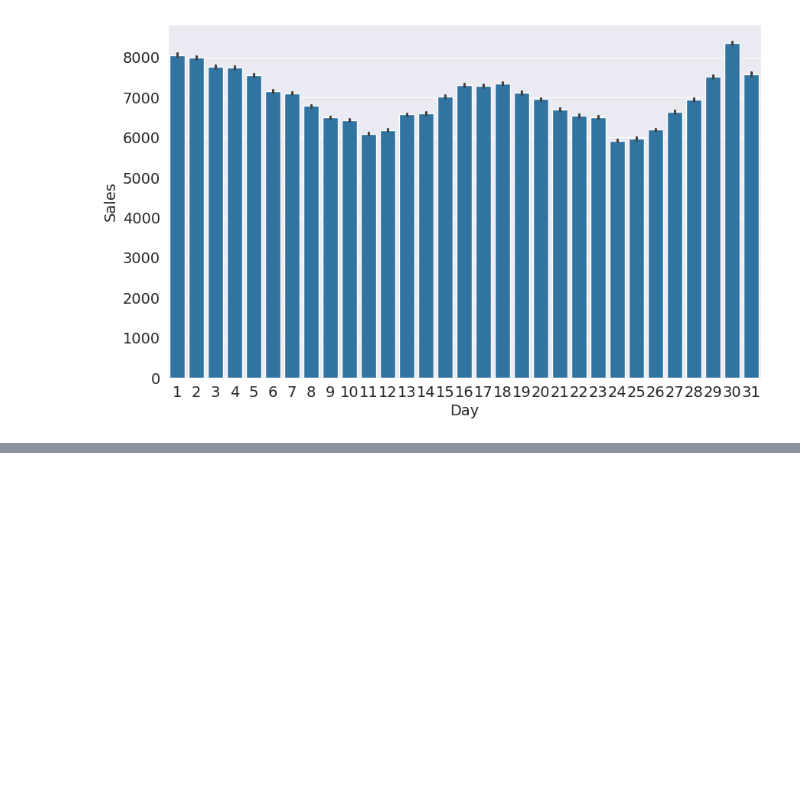
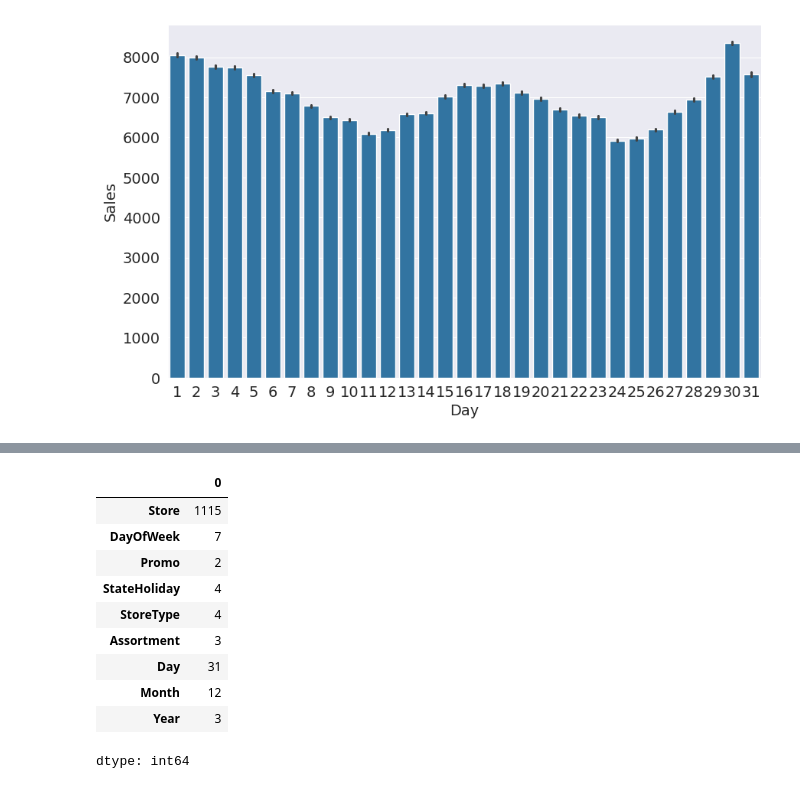
Before and after one commit to Imran1hp/Machine-Learning, a Jupyter notebook: Rossmann_store_sales_prob.ipynb, the cells around one changed output, grey strips where cells are left out. Cells and saved outputs as stored; diff of their text form; code cells hidden in the pictures; blank space fills up the shorter version.

```diff
--- a/Rossmann_store_sales_prob.ipynb
+++ b/Rossmann_store_sales_prob.ipynb
@@ -272,0 +344,2 @@ sns.barplot(data = merged_df,x='Day',y='Sales')
+# %%
+inputs_cols =['Store','DayOfWeek','Promo','StateHoliday','StoreType','Assortment','Day','Month','Year']
@@ -272,0 +348,14 @@ sns.barplot(data = merged_df,x='Day',y='Sales')
+# %%
+merged_df[inputs_cols].nunique()
+# %% [output]
+|  | 0 |
+| Store | 1115 |
+| DayOfWeek | 7 |
+| Promo | 2 |
+| StateHoliday | 4 |
+| StoreType | 4 |
+| Assortment | 3 |
+| Day | 31 |
+| Month | 12 |
+| Year | 3 |
+dtype: int64
```
Also changed, not shown: parts of 18 cells of this notebook.
